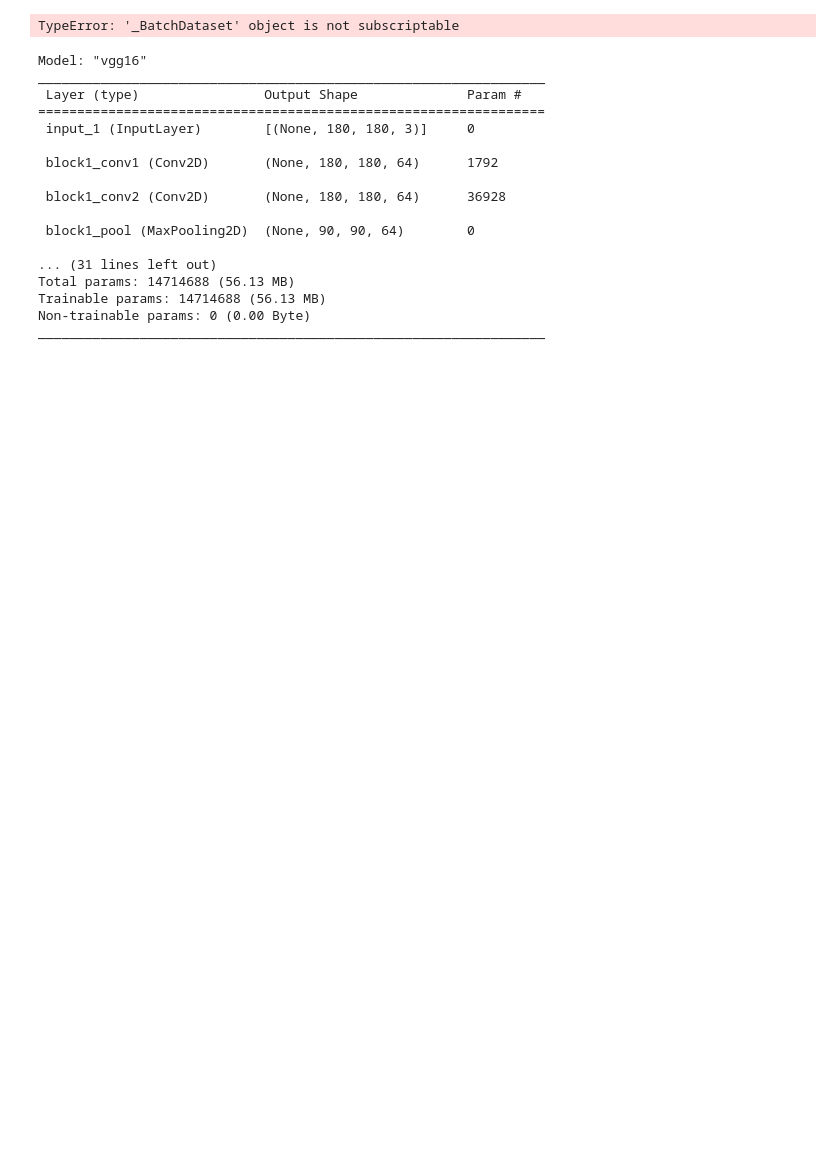
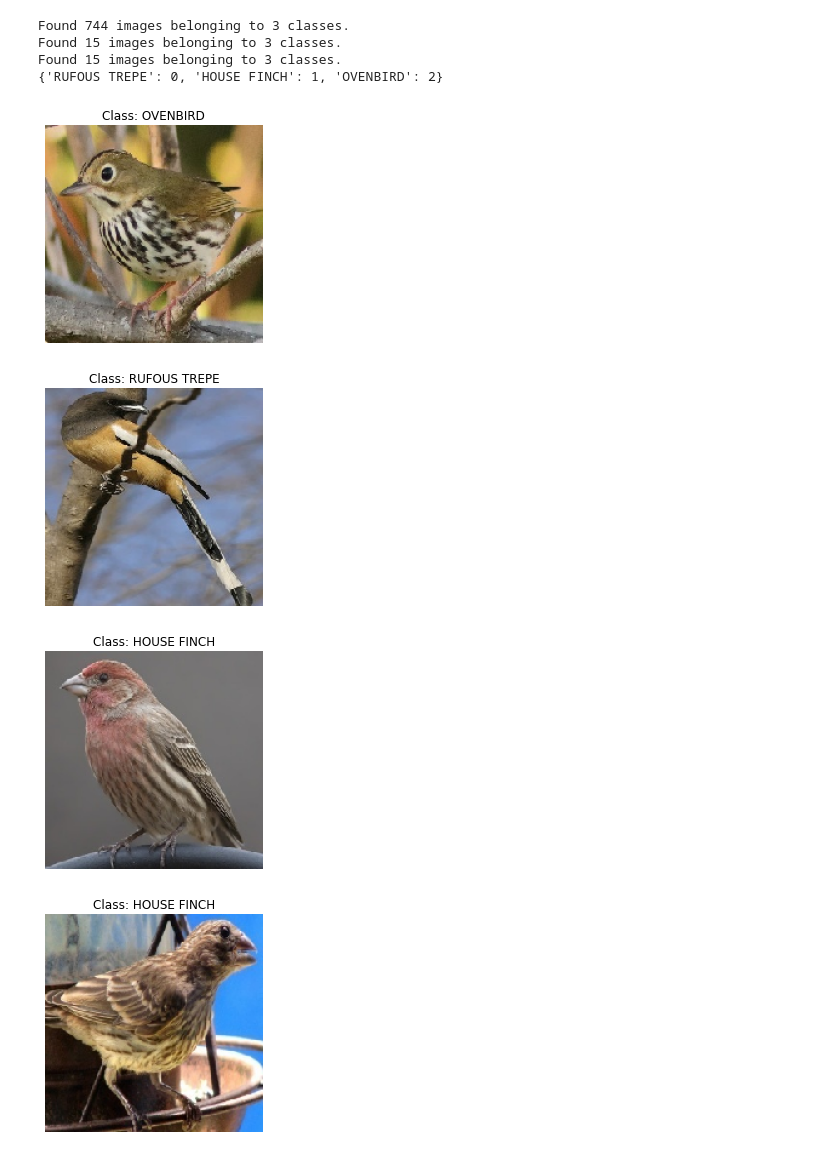
Before and after one commit to billyParmenter/CSCN8010-lab-submissions, a Jupyter notebook: students_submissions/7526387/lab10.ipynb, the cells around one changed output. Cells and saved outputs as stored; diff of their text form; code cells hidden in the pictures; blank space fills up the shorter version.

Commit message:
Top tags and plot image

```diff
--- a/students_submissions/7526387/lab10.ipynb
+++ b/students_submissions/7526387/lab10.ipynb
@@ -76,4 +38,13 @@ Found 0 images belonging to 3 classes.
-# %%
-i = 0
-for item in filtered_dataset:
-   print('yes')
+# %%
+def generate_flow(data_dir, included_classes):
+  # normalize the images
+  image_data_generator = ImageDataGenerator(rescale=1.0/255.0)
+
+  return image_data_generator.flow_from_directory(
+      data_dir,
+      target_size=(180, 180),
+      batch_size=32,
+      class_mode='categorical',
+      shuffle=True,
+      classes=included_classes
+  )
@@ -80,14 +60,38 @@ for item in filtered_dataset:
+# %%
+included_classes = get_top_tags()
+
+train_generator = generate_flow(train_dir,included_classes)
+
+valid_generator = generate_flow(valid_dir, included_classes)
+
+test_generator = generate_flow(test_dir, included_classes)
+
+print(train_generator.class_indices)
+# %% [output]
+Found 744 images belonging to 3 classes.
+Found 15 images belonging to 3 classes.
+Found 15 images belonging to 3 classes.
+{'RUFOUS TREPE': 0, 'HOUSE FINCH': 1, 'OVENBIRD': 2}
 # %%
-for batch_images, batch_labels in train_dataset.take(5):
+for batch_images, batch_labels in train_generator:
+
     for i in range(len(batch_images)):
-        image = batch_images[i].numpy()  # Convert tensor to NumPy array
-        label = batch_labels[i].numpy()   # Convert tensor to NumPy array
+        if i > 3:
+            break
+        label = np.argmax(batch_labels[i])
 
-        # Display the image
         plt.figure()
-        plt.imshow(image.astype("uint8"))
-        plt.title(f"Class: {train_dataset.class_names[label]}")
+        plt.imshow(batch_images[i])
+        class_name = included_classes[label]
+        plt.title(f"Class: {class_name}")
         plt.axis("off")
         plt.show()
+
+        i += 1
+    if i > 3:
+            break
 # %% [output]
-TypeError: '_BatchDataset' object is not subscriptable
+[figure, added]
+[figure, added]
+[figure, added]
+[figure, added]
@@ -99,20 +97,0 @@ conv_base = keras.applications.vgg16.VGG16(
-# %%
-conv_base.summary()
-# %% [output]
-Model: "vgg16"
-_________________________________________________________________
- Layer (type)                Output Shape              Param #
-=================================================================
- input_1 (InputLayer)        [(None, 180, 180, 3)]     0
-
- block1_conv1 (Conv2D)       (None, 180, 180, 64)      1792
-
- block1_conv2 (Conv2D)       (None, 180, 180, 64)      36928
-
- block1_pool (MaxPooling2D)  (None, 90, 90, 64)        0
-
-... (31 lines left out)
-Total params: 14714688 (56.13 MB)
-Trainable params: 14714688 (56.13 MB)
-Non-trainable params: 0 (0.00 Byte)
-_________________________________________________________________
```
Also changed, not shown: parts of 18 cells of this notebook.
